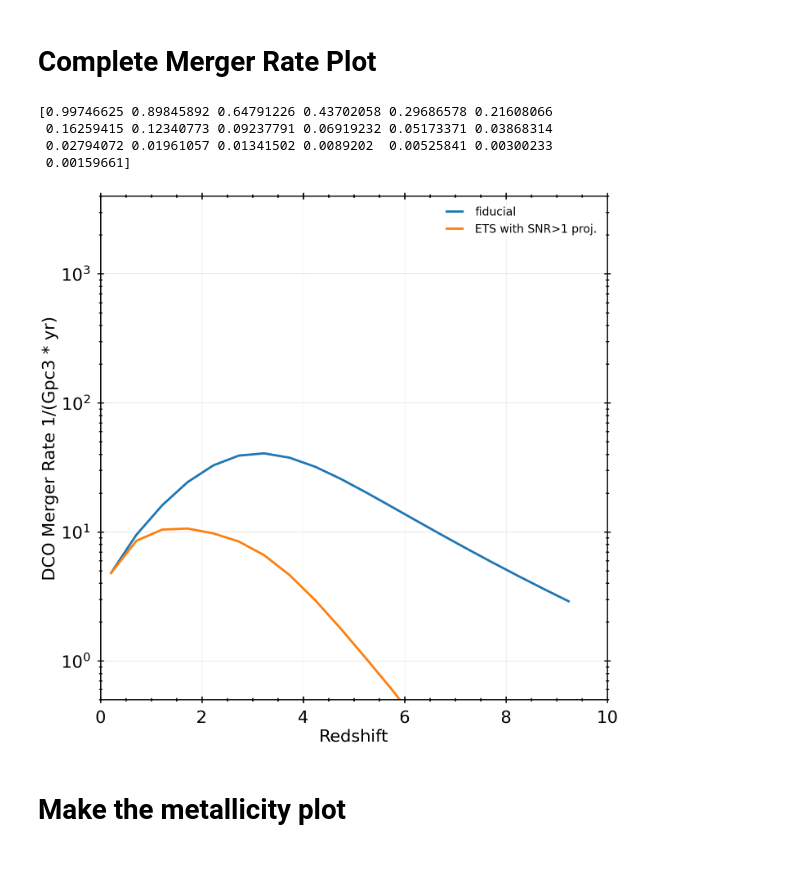
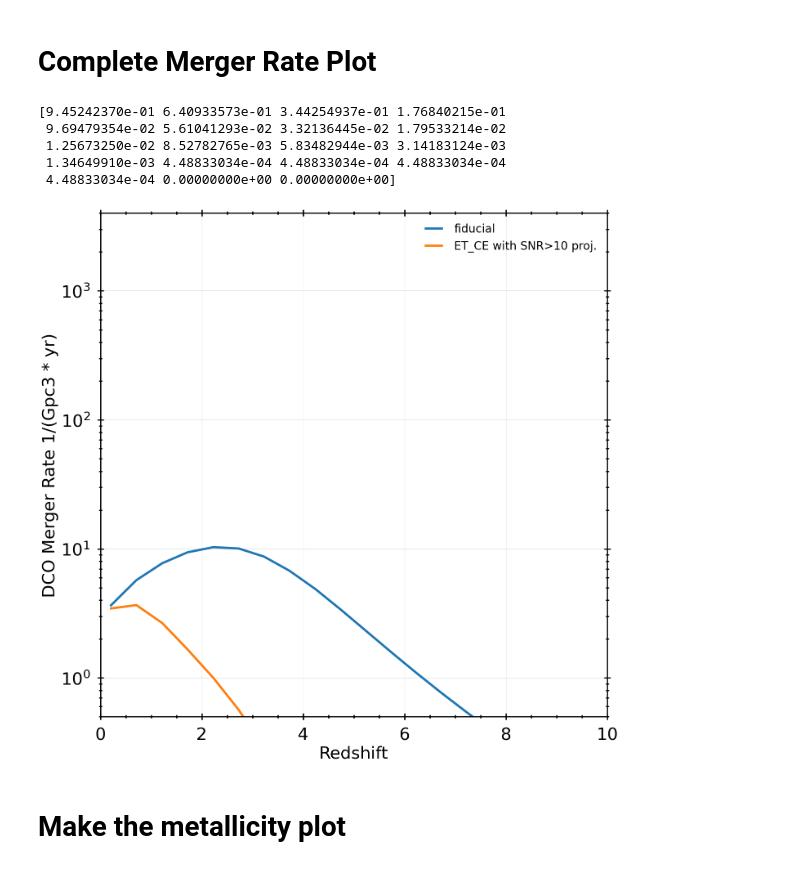
Before and after one commit to stlgolfer/metallicity_mergers, a Jupyter notebook: convolve_test.ipynb, the cells around one changed output. Cells and saved outputs as stored; diff of their text form; code cells hidden in the pictures.

```diff
--- a/convolve_test.ipynb
+++ b/convolve_test.ipynb
@@ -33,7 +33,7 @@ metallicities = fdata["BSE_System_Parameters"]["Metallicity@ZAMS(1)"][()]
 # potentially mask with/without a stable mass transfer or without an envelope
 mixture_weight = fdata["BSE_System_Parameters"]["mixture_weight"][()]
 fdata.close()
-TYPES = 'BHNS'
+TYPES = 'BNS'
 fe_binned, fe_bins, compasdata = get_formation_efficiency(filepath, types=TYPES)
 delayTimes = compasdata.delayTimes
 
@@ -672,17 +672,21 @@ def get_all_snr_weights(dets, snr_cut):
 # %%
 # since we're going to do only one system at a time, this is a list of the detectors in the network. will eventually make this into a class of some sort or maybe run configuration
 networks = {
-    'ET': {
-        'array': [
-            'ETS_0',
-            'ETS_1',
-            'ETS_2'
-        ],
-        'snr': 1
-    },
+    # 'ET': {
+    #     'array': [
+    #         'ETS_0',
+    #         'ETS_1',
+    #         'ETS_2'
+    #     ],
+    #     'snr': 1
+    # },
     'ETS': {
         'array': ['ETS'],
         'snr': 1
+    },
+    'ET_CE': {
+        'array': ['ETS', 'CE1Id'],
+        'snr': 10
     }
 }
 # %%
@@ -691,41 +695,42 @@ sfr_fig, sfr_ax = plt.subplots(1, 1)
 
 sfr_ax.plot(
     fiducial_plotting_data['redshifts'],
     np.sum(fiducial_plotting_data['all_weights'],axis=0),
     label='fiducial'
 )
 
 snr_grid = np.zeros(
     (len(fiducial_plotting_data['redshifts']), len(dco_efficiencies))
 )
 
-det = 'ETS'
-all_snr_weights = get_all_snr_weights(networks[det]['array'], 10)
+det_choice = 'ET_CE'
+all_snr_weights = get_all_snr_weights(networks[det_choice]['array'], networks[det_choice]['snr'])
 scale = np.sum(all_snr_weights, axis=1)/(all_snr_weights.shape[1])
 print(scale)
 p_line = np.sum(fiducial_plotting_data['all_weights'],axis=0)*scale
 sfr_ax.plot(
     fiducial_plotting_data['redshifts'],
     p_line,
-    label=f'{det} with SNR>{networks[det]['snr']} proj.'
+    label=f'{det_choice} with SNR>{networks[det_choice]['snr']} proj.'
 )
 # print(np.sum(p_line))
 # print(p_line[0])
 
 fiducial_plotting_data['redshifts']
 sfr_ax.set_xlabel('Redshift')
 sfr_ax.set_ylabel('DCO Merger Rate 1/(Gpc3 * yr)')
 sfr_ax.set_xlim(0, 10)
 sfr_ax.set_ylim(0.5, 4000)
 sfr_ax.legend()
 sfr_ax.set_yscale('log')
 sfr_fig.show()
 # %% [output]
-[0.99746625 0.89845892 0.64791226 0.43702058 0.29686578 0.21608066
- 0.16259415 0.12340773 0.09237791 0.06919232 0.05173371 0.03868314
- 0.02794072 0.01961057 0.01341502 0.0089202  0.00525841 0.00300233
- 0.00159661]
+[9.45242370e-01 6.40933573e-01 3.44254937e-01 1.76840215e-01
+ 9.69479354e-02 5.61041293e-02 3.32136445e-02 1.79533214e-02
+ 1.25673250e-02 8.52782765e-03 5.83482944e-03 3.14183124e-03
+ 1.34649910e-03 4.48833034e-04 4.48833034e-04 4.48833034e-04
+ 4.48833034e-04 0.00000000e+00 0.00000000e+00]
-[figure, old version]
+[figure, new version]
 # %% [markdown]
 # Make the metallicity plot
 # %%
```
Also changed, not shown: parts of 7 cells of this notebook, 1 other file.
